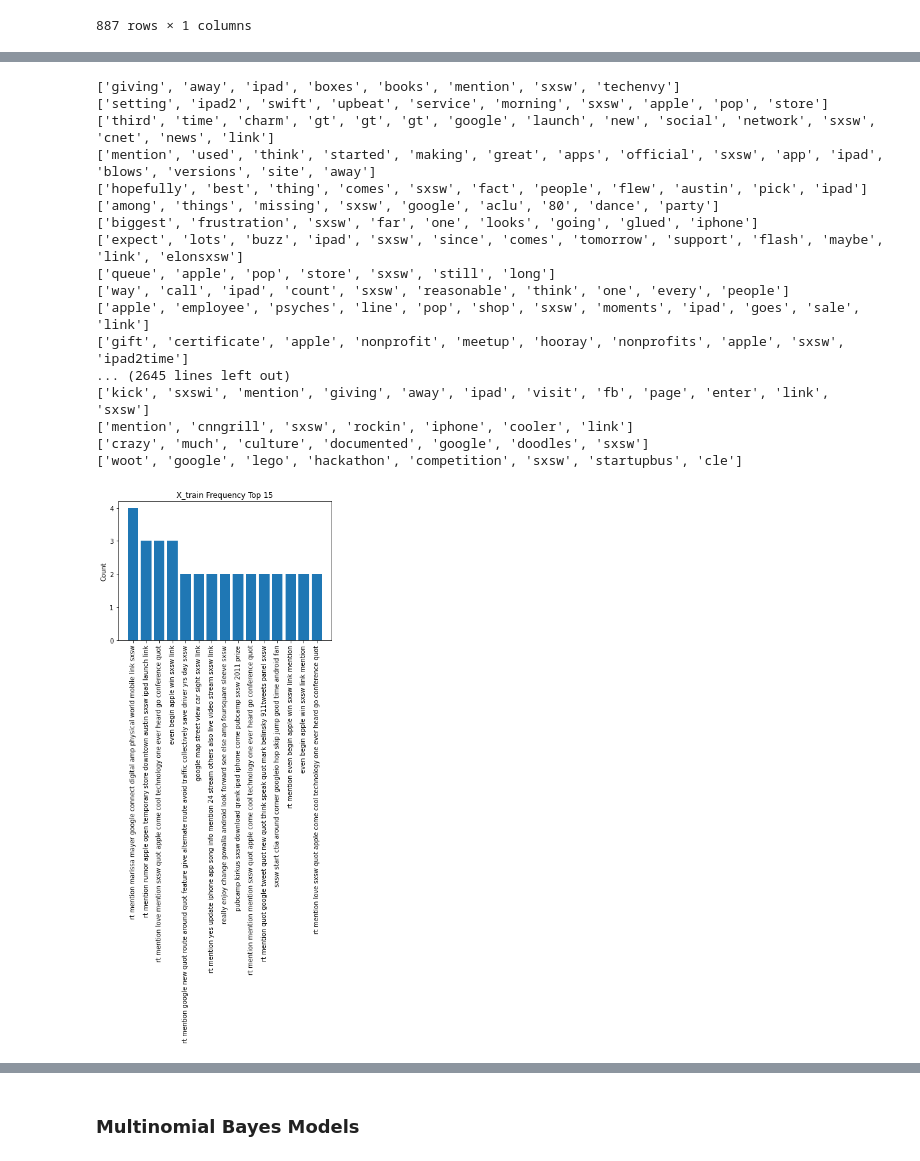
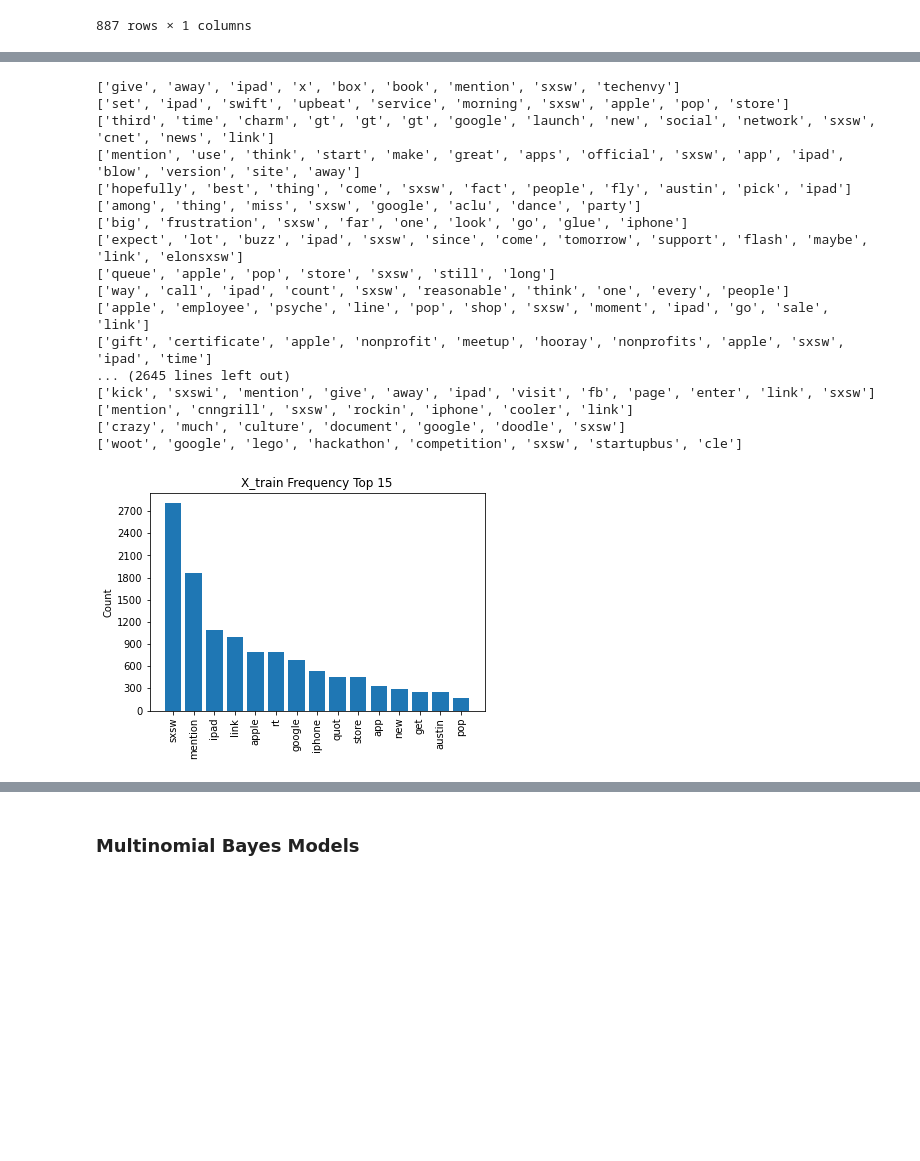
Before and after one commit to smashley-eakland/tweet-nlp-analysis, a Jupyter notebook: NLP.ipynb, the cells around one changed output, grey strips where cells are left out. Cells and saved outputs as stored; diff of their text form; code cells hidden in the pictures; blank space fills up the shorter version.

```diff
--- a/NLP.ipynb
+++ b/NLP.ipynb
@@ -33,7 +33,7 @@ import re
 from sklearn.preprocessing import LabelEncoder
 # %%
 import pandas as pd
-df = pd.read_excel('tweets.xlsx')
+df = pd.read_excel('Data/tweets.xlsx')
 df
 # %% [output]
 |  | tweet_text | emotion_in_tweet_is_directed_at | is_there_an_emotion_directed_at_a... |
@@ -259,44 +254,44 @@ sw = stopwords.words('english')
 ['woot', 'google', 'lego', 'hackathon', 'competition', 'sxsw', 'startupbus', 'cle']
 # %%
 #method for cumulative lab notebook - plotting freqdist
-# X_train['Tweet_tokens'] = [tweet_preparer(doc, sw) for doc in X_train['tweet_text']]
+X_train['Tweet_tokens'] = [tweet_preparer(tweet, sw) for tweet in X_train['tweet_text']]
 # %% [output]
-['giving', 'away', 'ipad', 'boxes', 'books', 'mention', 'sxsw', 'techenvy']
-['setting', 'ipad2', 'swift', 'upbeat', 'service', 'morning', 'sxsw', 'apple', 'pop', 'store']
+['give', 'away', 'ipad', 'x', 'box', 'book', 'mention', 'sxsw', 'techenvy']
+['set', 'ipad', 'swift', 'upbeat', 'service', 'morning', 'sxsw', 'apple', 'pop', 'store']
 ['third', 'time', 'charm', 'gt', 'gt', 'gt', 'google', 'launch', 'new', 'social', 'network', 'sxsw', 'cnet', 'news', 'link']
-['mention', 'used', 'think', 'started', 'making', 'great', 'apps', 'official', 'sxsw', 'app', 'ipad', 'blows', 'versions', 'site', 'away']
-['hopefully', 'best', 'thing', 'comes', 'sxsw', 'fact', 'people', 'flew', 'austin', 'pick', 'ipad']
-['among', 'things', 'missing', 'sxsw', 'google', 'aclu', '80', 'dance', 'party']
-['biggest', 'frustration', 'sxsw', 'far', 'one', 'looks', 'going', 'glued', 'iphone']
-['expect', 'lots', 'buzz', 'ipad', 'sxsw', 'since', 'comes', 'tomorrow', 'support', 'flash', 'maybe', 'link', 'elonsxsw']
+['mention', 'use', 'think', 'start', 'make', 'great', 'apps', 'official', 'sxsw', 'app', 'ipad', 'blow', 'version', 'site', 'away']
+['hopefully', 'best', 'thing', 'come', 'sxsw', 'fact', 'people', 'fly', 'austin', 'pick', 'ipad']
+['among', 'thing', 'miss', 'sxsw', 'google', 'aclu', 'dance', 'party']
+['big', 'frustration', 'sxsw', 'far', 'one', 'look', 'go', 'glue', 'iphone']
+['expect', 'lot', 'buzz', 'ipad', 'sxsw', 'since', 'come', 'tomorrow', 'support', 'flash', 'maybe', 'link', 'elonsxsw']
 ['queue', 'apple', 'pop', 'store', 'sxsw', 'still', 'long']
 ['way', 'call', 'ipad', 'count', 'sxsw', 'reasonable', 'think', 'one', 'every', 'people']
-['apple', 'employee', 'psyches', 'line', 'pop', 'shop', 'sxsw', 'moments', 'ipad', 'goes', 'sale', 'link']
-['gift', 'certificate', 'apple', 'nonprofit', 'meetup', 'hooray', 'nonprofits', 'apple', 'sxsw', 'ipad2time']
+['apple', 'employee', 'psyche', 'line', 'pop', 'shop', 'sxsw', 'moment', 'ipad', 'go', 'sale', 'link']
+['gift', 'certificate', 'apple', 'nonprofit', 'meetup', 'hooray', 'nonprofits', 'apple', 'sxsw', 'ipad', 'time']
 ... (2645 lines left out)
-['kick', 'sxswi', 'mention', 'giving', 'away', 'ipad', 'visit', 'fb', 'page', 'enter', 'link', 'sxsw']
+['kick', 'sxswi', 'mention', 'give', 'away', 'ipad', 'visit', 'fb', 'page', 'enter', 'link', 'sxsw']
 ['mention', 'cnngrill', 'sxsw', 'rockin', 'iphone', 'cooler', 'link']
-['crazy', 'much', 'culture', 'documented', 'google', 'doodles', 'sxsw']
+['crazy', 'much', 'culture', 'document', 'google', 'doodle', 'sxsw']
 ['woot', 'google', 'lego', 'hackathon', 'competition', 'sxsw', 'startupbus', 'cle']
 # %%
 # #Cumulative lab function
-# def plot_frequency(freq_dist, title):
-#     top_15 = list(zip(*freq_dist.most_common(15)))
-#     tokens = top_15[0]
-#     counts = top_15[1]
-#     fig, ax = plt.subplots()
-#     ax.bar(tokens, counts)
-#     ax.set_title(title)
-#     ax.set_ylabel("Count")
-#     ax.yaxis.set_major_locator(MaxNLocator(integer=True))
-#     ax.tick_params(axis="x", rotation=90)
+def plot_frequency(freq_dist, title):
+    top_15 = list(zip(*freq_dist.most_common(15)))
+    tokens = top_15[0]
+    counts = top_15[1]
+    fig, ax = plt.subplots()
+    ax.bar(tokens, counts)
+    ax.set_title(title)
+    ax.set_ylabel("Count")
+    ax.yaxis.set_major_locator(MaxNLocator(integer=True))
+    ax.tick_params(axis="x", rotation=90)
 # %%
-# import matplotlib.pyplot as plt
-# from matplotlib.ticker import MaxNLocator
-# train_freq_dist = FreqDist(X_train['Tweet_tokens'].explode())
-# plot_frequency(train_freq_dist, "X_train Frequency Top 15")
+import matplotlib.pyplot as plt
+from matplotlib.ticker import MaxNLocator
+train_freq_dist = FreqDist(X_train['Tweet_tokens'].explode())
+plot_frequency(train_freq_dist, "X_train Frequency Top 15")
 # %% [output]
-[figure, old version]
+[figure, new version]
 # %%
 X_train
 # %% [output]
```
Also changed, not shown: parts of 22 cells of this notebook.
